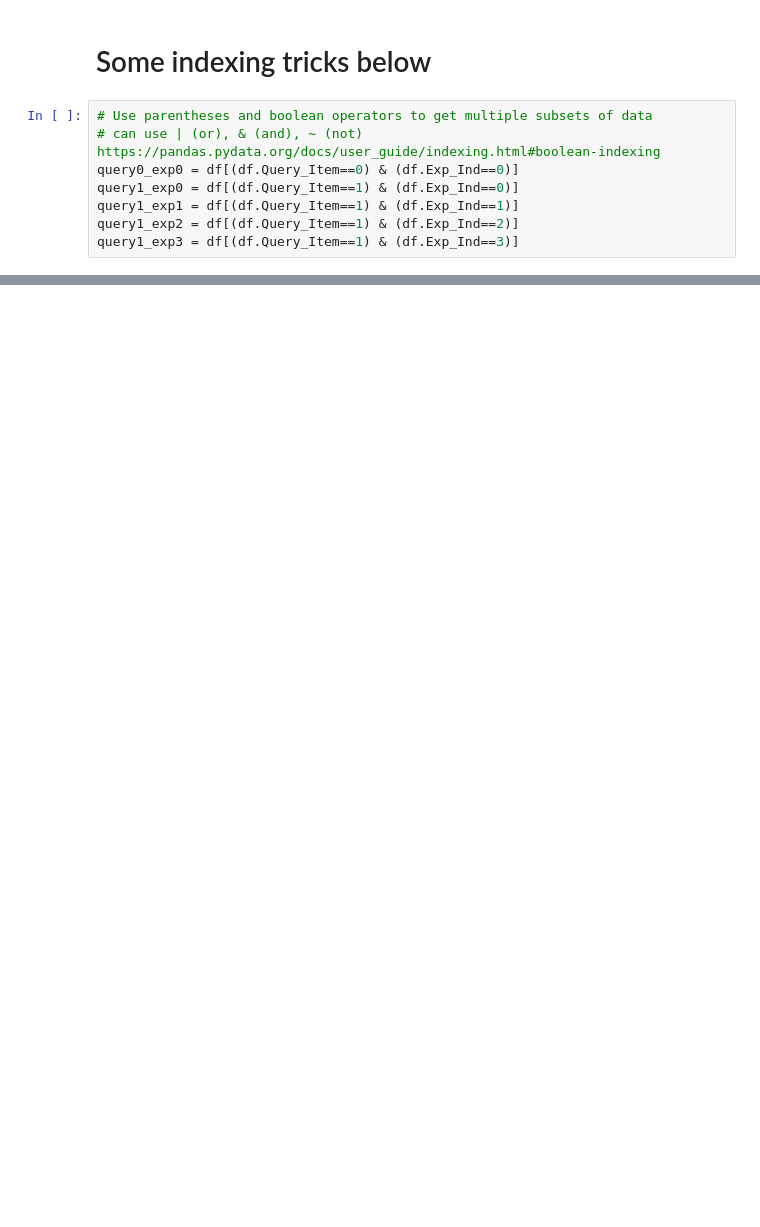
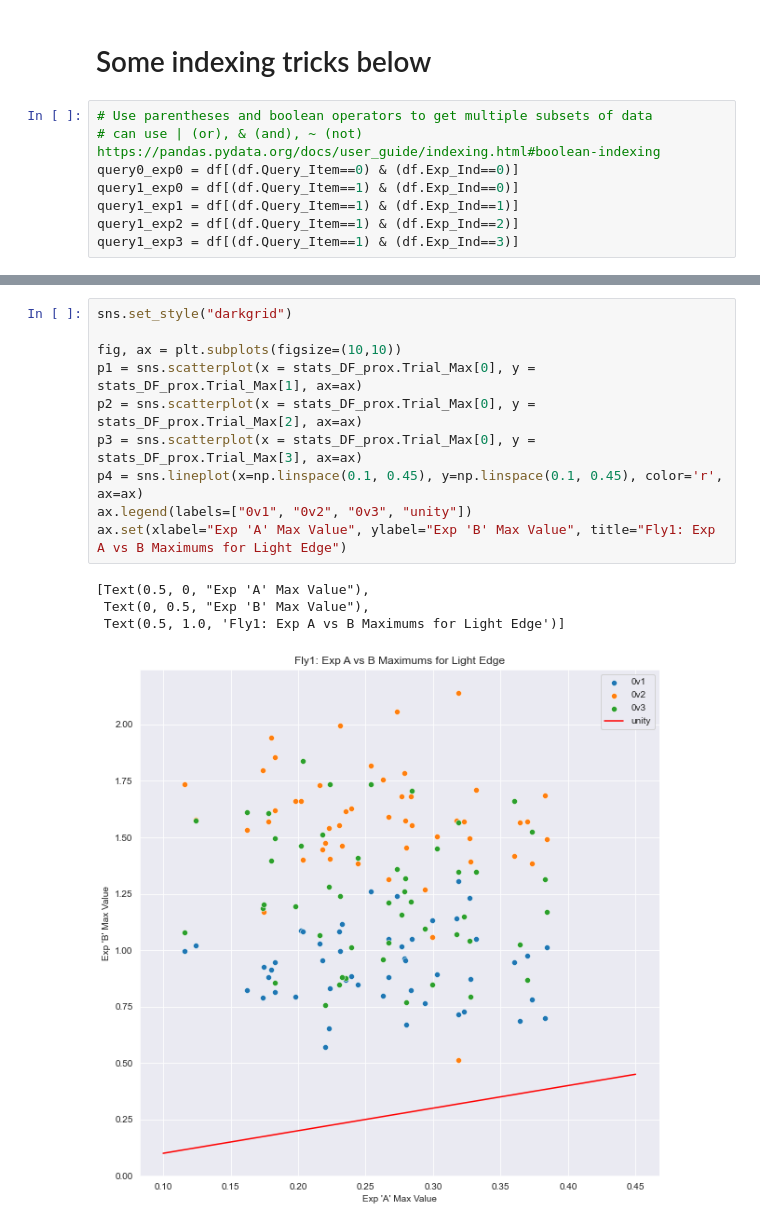
Before and after one commit to Biofall/two_photon_analysis, a Jupyter notebook: notebooks/asta_addition.ipynb, the cells around one changed output, grey strips where cells are left out. Cells and saved outputs as stored; diff of their text form; blank space fills up the shorter version.

```diff
--- a/notebooks/asta_addition.ipynb
+++ b/notebooks/asta_addition.ipynb
@@ -610,0 +527,15 @@ sns.scatterplot(x = np.array(df.Trial_Number[0]), y = np.array(df.Trial_Number[0
+# %%
+sns.set_style("darkgrid")
+
+fig, ax = plt.subplots(figsize=(10,10))
+p1 = sns.scatterplot(x = stats_DF_prox.Trial_Max[0], y = stats_DF_prox.Trial_Max[1], ax=ax)
+p2 = sns.scatterplot(x = stats_DF_prox.Trial_Max[0], y = stats_DF_prox.Trial_Max[2], ax=ax)
+p3 = sns.scatterplot(x = stats_DF_prox.Trial_Max[0], y = stats_DF_prox.Trial_Max[3], ax=ax)
+p4 = sns.lineplot(x=np.linspace(0.1, 0.45), y=np.linspace(0.1, 0.45), color='r', ax=ax)
+ax.legend(labels=["0v1", "0v2", "0v3", "unity"])
+ax.set(xlabel="Exp 'A' Max Value", ylabel="Exp 'B' Max Value", title="Fly1: Exp A vs B Maximums for Light Edge")
+# %% [output]
+[Text(0.5, 0, "Exp 'A' Max Value"),
+ Text(0, 0.5, "Exp 'B' Max Value"),
+ Text(0.5, 1.0, 'Fly1: Exp A vs B Maximums for Light Edge')]
+[figure, added]
```
Also changed, not shown: parts of 25 cells of this notebook.
